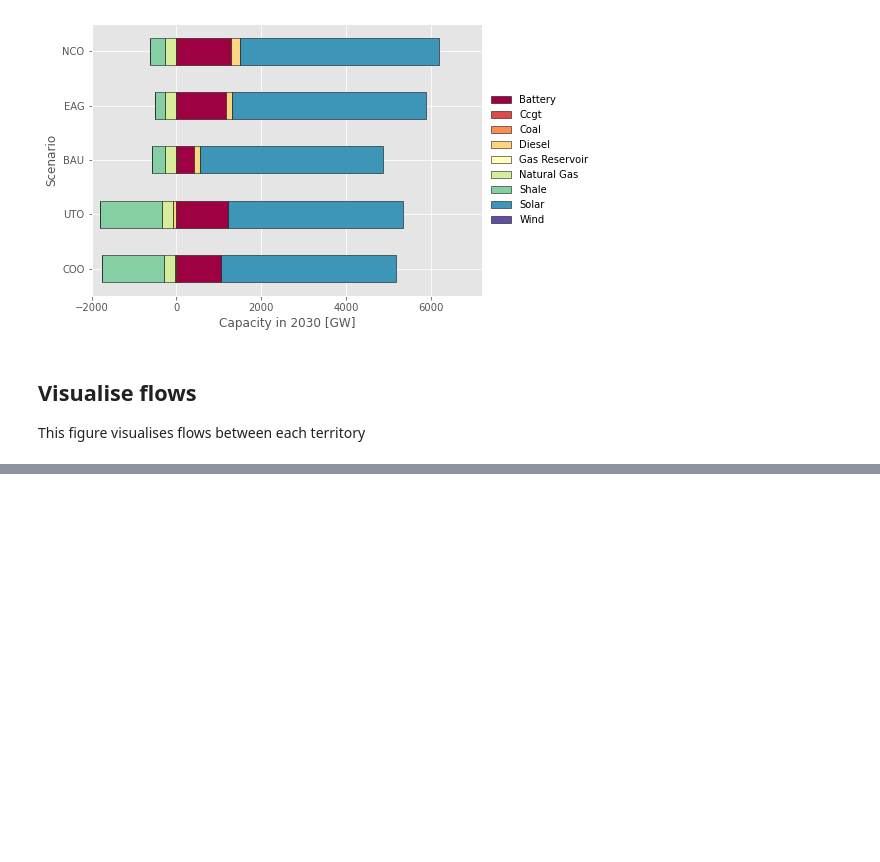
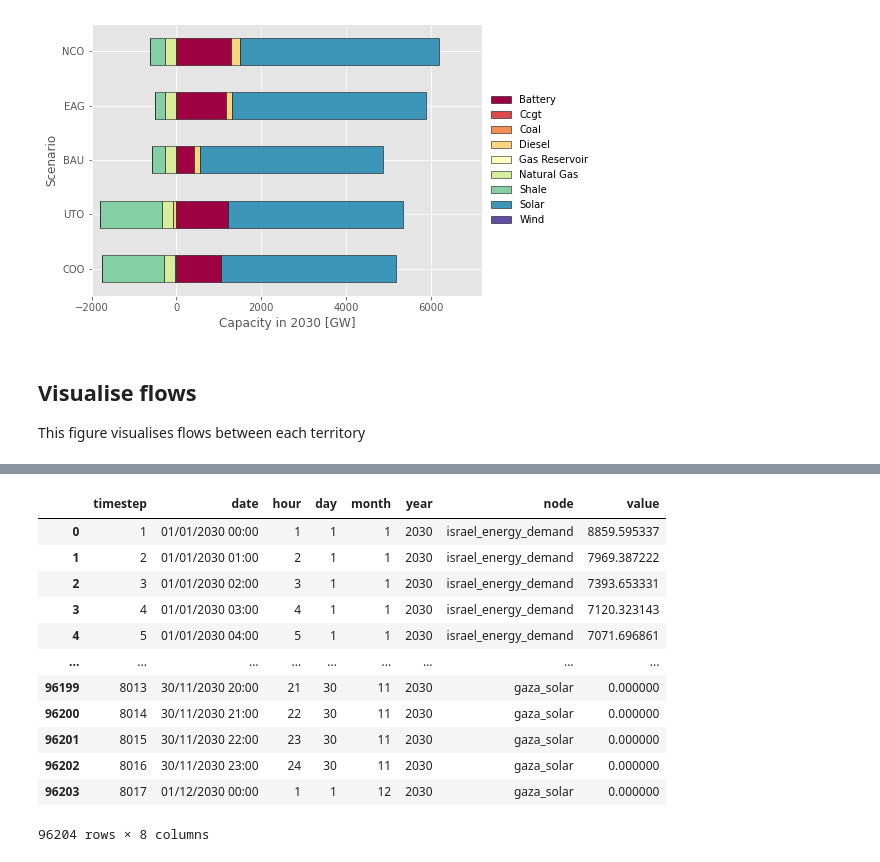
Before and after one commit to amanmajid/nextra, a Jupyter notebook: analysis/icae-results.ipynb, the cells around one changed output, grey strips where cells are left out. Cells and saved outputs as stored; diff of their text form; code cells hidden in the pictures; blank space fills up the shorter version.

```diff
--- a/analysis/icae-results.ipynb
+++ b/analysis/icae-results.ipynb
@@ -289,3 +289,19 @@ results['NCO'].results_capacity_change
 results['NCO'].results_costs
 # %%
 sns.barplot(x='territory',y='totex',hue='technology',data=results['NCO'].results_costs)
+# %%
+results['BAS'].plot_flows_heatmap(var='')
+# %% [output]
+|  | timestep | date | hour | day | month | year | node | value |
+| 0 | 1 | 01/01/2030 00:00 | 1 | 1 | 1 | 2030 | israel_energy_demand | 8859.595337 |
+| 1 | 2 | 01/01/2030 01:00 | 2 | 1 | 1 | 2030 | israel_energy_demand | 7969.387222 |
+| 2 | 3 | 01/01/2030 02:00 | 3 | 1 | 1 | 2030 | israel_energy_demand | 7393.653331 |
+| 3 | 4 | 01/01/2030 03:00 | 4 | 1 | 1 | 2030 | israel_energy_demand | 7120.323143 |
+| 4 | 5 | 01/01/2030 04:00 | 5 | 1 | 1 | 2030 | israel_energy_demand | 7071.696861 |
+| ... | ... | ... | ... | ... | ... | ... | ... | ... |
+| 96199 | 8013 | 30/11/2030 20:00 | 21 | 30 | 11 | 2030 | gaza_solar | 0.000000 |
+| 96200 | 8014 | 30/11/2030 21:00 | 22 | 30 | 11 | 2030 | gaza_solar | 0.000000 |
+| 96201 | 8015 | 30/11/2030 22:00 | 23 | 30 | 11 | 2030 | gaza_solar | 0.000000 |
+| 96202 | 8016 | 30/11/2030 23:00 | 24 | 30 | 11 | 2030 | gaza_solar | 0.000000 |
+| 96203 | 8017 | 01/12/2030 00:00 | 1 | 1 | 12 | 2030 | gaza_solar | 0.000000 |
+96204 rows × 8 columns
```
Also changed, not shown: parts of 2 cells of this notebook, 1 other file.
